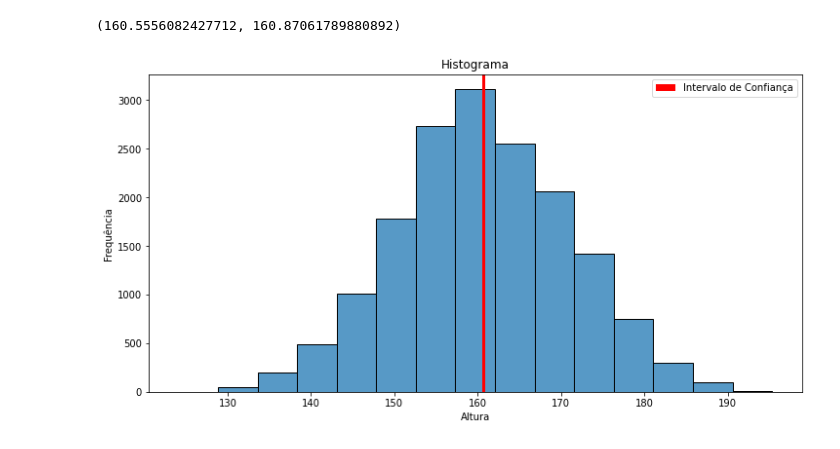
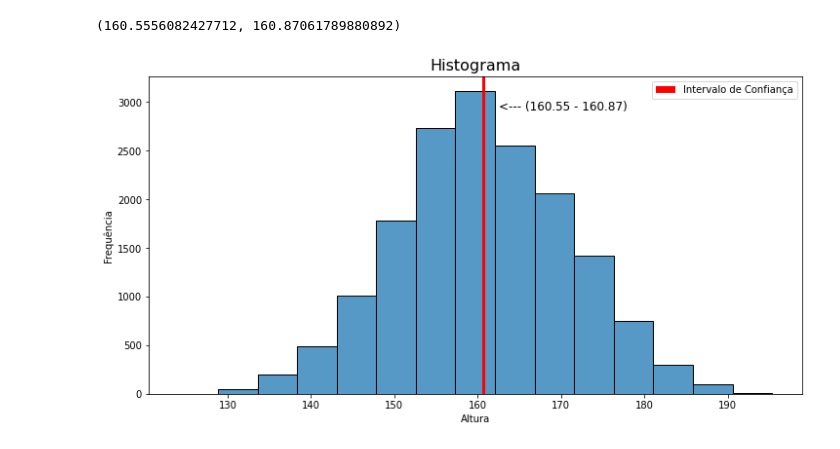
Before and after one commit to yoshinaga2904/Bootcamp-Alura, a Jupyter notebook: Modulo_3.ipynb, the cells around one changed output. Cells and saved outputs as stored; diff of their text form; code cells hidden in the pictures.

```diff
--- a/Modulo_3.ipynb
+++ b/Modulo_3.ipynb
@@ -911,13 +911,13 @@ intervalo_confianca
 # %%
 ax = sns.histplot(x = "VB17004", data = dados,
                   bins= 15)
 ax.figure.set_size_inches(12, 6)
-ax.set_title("Histograma")
-line1 = plt.axvspan((intervalo_confianca[0]), (intervalo_confianca[1]), facecolor='r')
+ax.set_title("Histograma",fontsize=16)
+plt.axvspan((intervalo_confianca[0]), (intervalo_confianca[1]), facecolor='r')
 ax.set_xlabel("Altura")
 ax.set_ylabel("Frequência")
-
+plt.figtext(0.54,0.8,'<--- (160.55 - 160.87)', fontsize=12)
 ax.legend(['Intervalo de Confiança'])
 ax;
 # %% [output]
-[figure, old version]
+[figure, new version]
```
